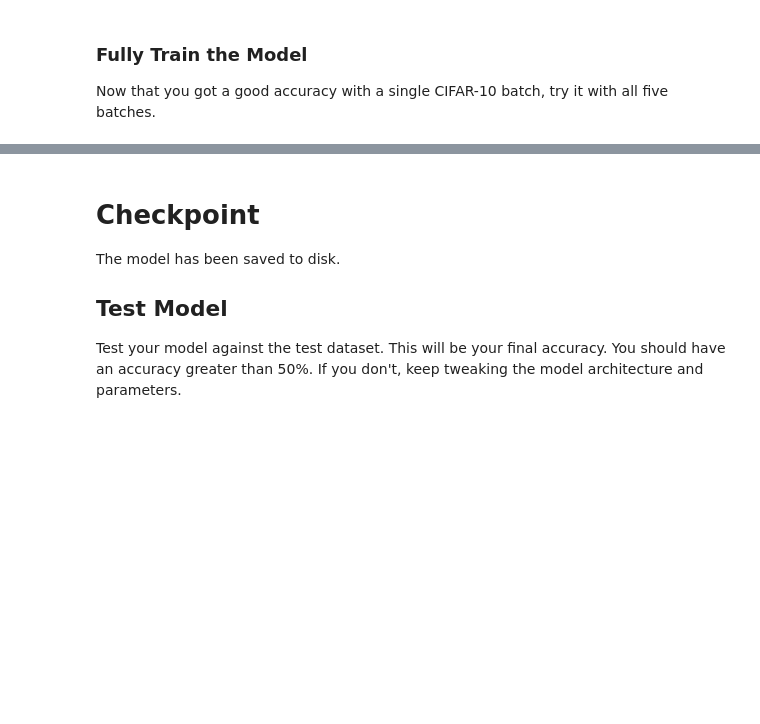
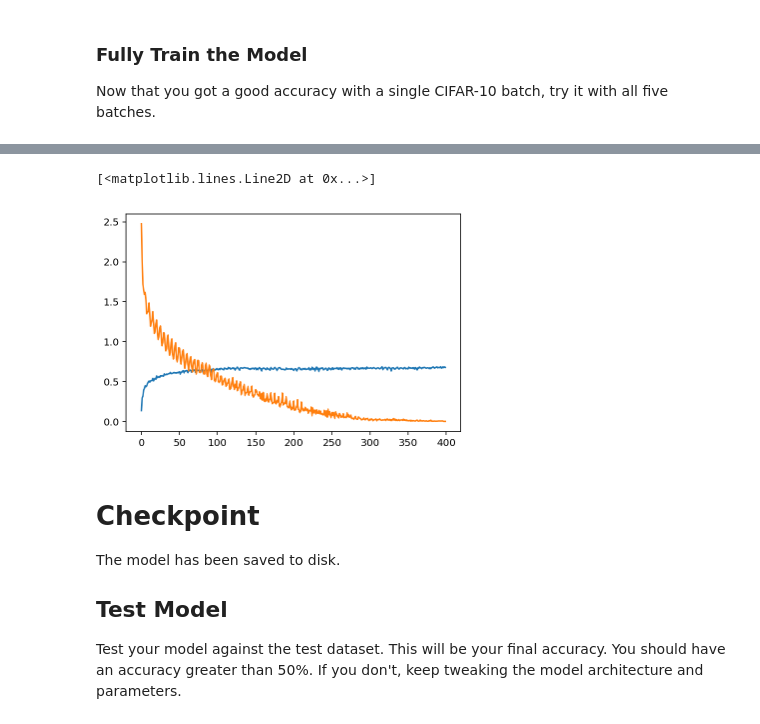
Before and after one commit to Wajih-O/deep-learning, a Jupyter notebook: image-classification/dlnd_image_classification.ipynb, the cells around one changed output, grey strips where cells are left out. Cells and saved outputs as stored; diff of their text form; code cells hidden in the pictures; blank space fills up the shorter version.

```diff
--- a/image-classification/dlnd_image_classification.ipynb
+++ b/image-classification/dlnd_image_classification.ipynb
@@ -482,13 +476,14 @@ Tune the following parameters:
 * Set `keep_probability` to the probability of keeping a node using dropout
 # %%
 # TODO: Tune Parameters
-epochs = 100
+epochs = 80
 batch_size = 512
 keep_probability = 0.8
 # %% [markdown]
 ### Train on a Single CIFAR-10 Batch
 Instead of training the neural network on all the CIFAR-10 batches of data, let's use a single batch. This should save time while you iterate on the model to get a better accuracy.  Once the final validation accuracy is 50% or greater, run the model on all the data in the next section.
 # %%
+learning_evolution = []
 """
 DON'T MODIFY ANYTHING IN THIS CELL
 """
@@ -503,6 +498,6 @@ with tf.Session() as sess:
         for batch_features, batch_labels in helper.load_preprocess_training_batch(batch_i, batch_size):
             train_neural_network(sess, optimizer, keep_probability, batch_features, batch_labels)
         print('Epoch {:>2}, CIFAR-10 Batch {}:  '.format(epoch + 1, batch_i), end='')
-        print_stats(sess, batch_features, batch_labels, cost, accuracy)
+        learning_evolution.append(tuple(print_stats(sess, batch_features, batch_labels, cost, accuracy)))
 # %% [output]
 Checking the Training on a Single Batch...
@@ -527,6 +524,8 @@ Epoch 93, CIFAR-10 Batch 1:  cost: 0.07735693454742432, accuracy: 0.518599987030
 # %% [markdown]
 ### Fully Train the Model
 Now that you got a good accuracy with a single CIFAR-10 batch, try it with all five batches.
+# %%
+learning_evolution = []
 # %%
 """
 DON'T MODIFY ANYTHING IN THIS CELL
@@ -546,7 +545,7 @@ with tf.Session() as sess:
             for batch_features, batch_labels in helper.load_preprocess_training_batch(batch_i, batch_size):
                 train_neural_network(sess, optimizer, keep_probability, batch_features, batch_labels)
             print('Epoch {:>2}, CIFAR-10 Batch {}:  '.format(epoch + 1, batch_i), end='')
-            print_stats(sess, batch_features, batch_labels, cost, accuracy)
+            learning_evolution.append(tuple(print_stats(sess, batch_features, batch_labels, cost, accuracy)))
 
     # Save Model
     saver = tf.train.Saver()
@@ -572,3 +571,11 @@ KeyboardInterrupt:
+# %%
+import matplotlib.pyplot as plt
+cost_, acc_ = zip(*learning_evolution)
+plt.plot ( acc_)
+plt.plot(cost_)
+# %% [output]
+[<matplotlib.lines.Line2D at 0x...>]
+[figure, added]
 # %% [markdown]
 # Checkpoint
 The model has been saved to disk.
```
Also changed, not shown: parts of 8 cells of this notebook.
